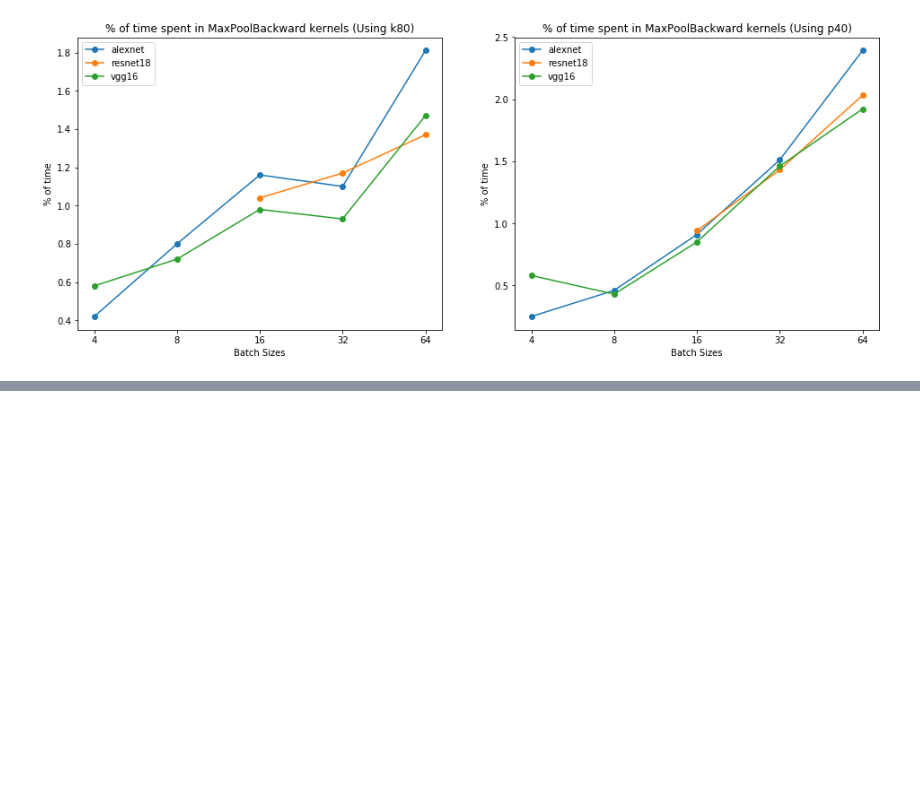
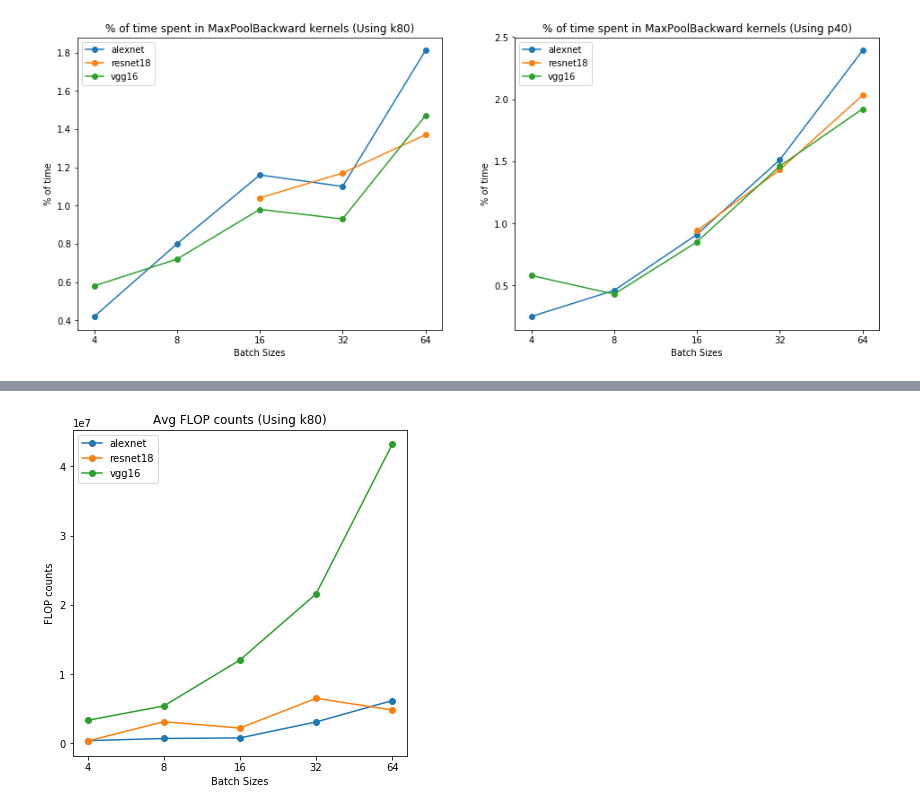
Before and after one commit to pramitmallick/examples, a Jupyter notebook: imagenet/plots.ipynb, the cells around one changed output, grey strips where cells are left out. Drawn from its saved outputs; the diff is of its cells as text; code cells hidden in the pictures; blank space fills up the shorter version.

```diff
--- a/imagenet/plots.ipynb
+++ b/imagenet/plots.ipynb
@@ -437,0 +585,23 @@ fig.savefig('k80_vs_p40_MaxPoolBackward.png', dpi=fig.dpi)
+# %%
+fig = plt.figure(figsize=[6,6])
+alexnet_k80_FLOPs = [390028, 705066, 782848, 3091606, 6173801] #backprop_cudaLaunchKernel
+resnet18_k80_FLOPs = [342820, 3127173, 2210816, 6503013, 4821811] #backprop_cudaLaunchKernel
+vgg16_k80_FLOPs = [3329462, 5403534, 12042240, 21588650, 43173660] #backprop_cudaLaunchKernel
+
+alexnet_k80_FLOPs = np.array(alexnet_k80_FLOPs).astype(np.double)
+a_mask = np.isfinite(alexnet_k80_FLOPs)
+resnet18_k80_FLOPs = np.array(resnet18_k80_FLOPs).astype(np.double)
+r_mask = np.isfinite(resnet18_k80_FLOPs)
+vgg16_k80_FLOPs = np.array(vgg16_k80_FLOPs).astype(np.double)
+v_mask = np.isfinite(vgg16_k80_FLOPs)
+plt.plot(xaxis[a_mask],alexnet_k80_FLOPs[a_mask],label='alexnet',linestyle='-',marker='o')
+plt.plot(xaxis[r_mask],resnet18_k80_FLOPs[r_mask],label='resnet18',linestyle='-',marker='o')
+plt.plot(xaxis[v_mask],vgg16_k80_FLOPs[v_mask],label='vgg16',linestyle='-',marker='o')
+plt.xticks(xaxis,xticks)
+plt.xlabel('Batch Sizes')
+plt.ylabel('FLOP counts')
+plt.title('Avg FLOP counts (Using k80)')
+plt.legend()
+fig.savefig('k80_FLOPs.png', dpi=fig.dpi)
+# %% [output]
+[figure, added]
```
Also changed, not shown: parts of 6 cells of this notebook, 9 other files.
